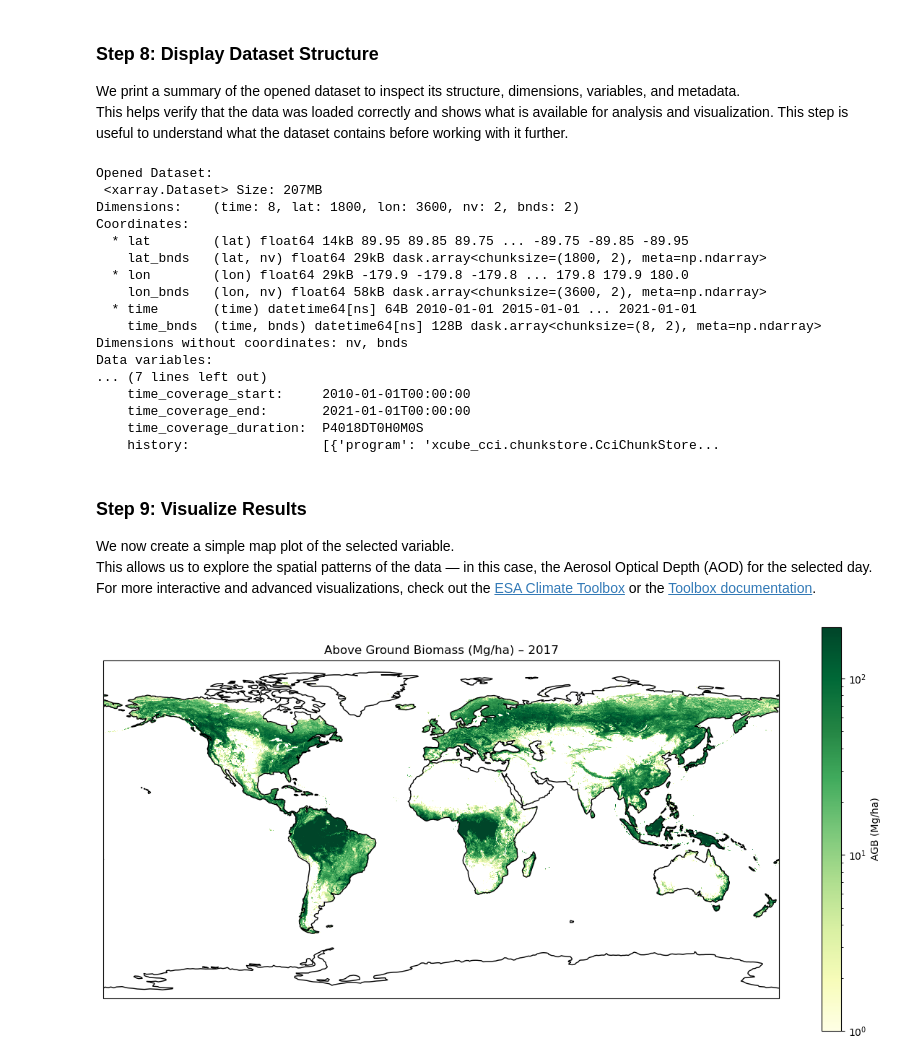
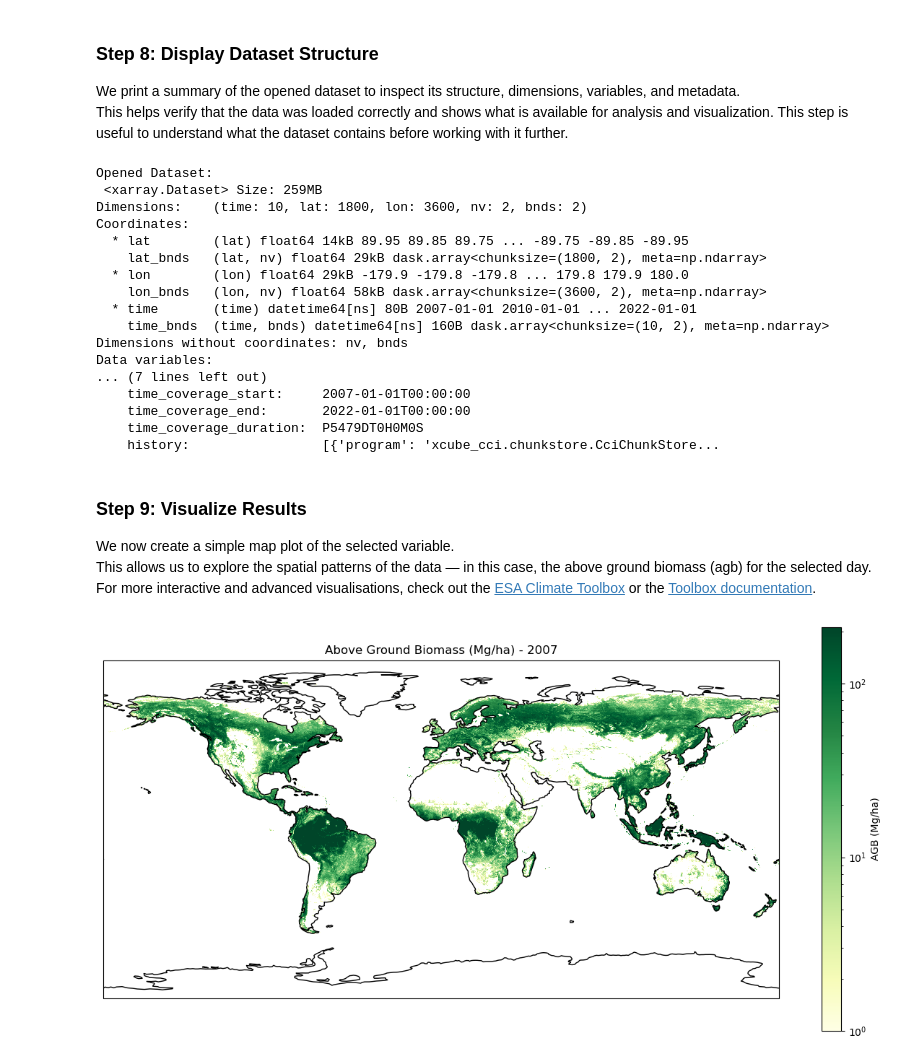
Before and after one commit to esa-cci/cci-notebooks, a Jupyter notebook: notebooks/Biomass_CCI.ipynb, the cells around one changed output. Cells and saved outputs as stored; diff of their text form; code cells hidden in the pictures.

Commit message:
Updated to latest biomass dataset, corrected typos

```diff
--- a/notebooks/Biomass_CCI.ipynb
+++ b/notebooks/Biomass_CCI.ipynb
@@ -49,5 +50,5 @@ For other ESA CCI projects (e.g., Land Cover, Soil Moisture, Sea Surface Tempera
 
 📘 A full list of dataset IDs can be retrieved from the store or found in the [ESA CCI Climate Toolbox documentation](https://esa-climate-toolbox.readthedocs.io/en/latest/quick_start.html#accessing-data).
 # %%
-data_id = 'esacci.BIOMASS.yr.L4.AGB.multi-sensor.multi-platform.MERGED.5-0.10000m'
+data_id = 'esacci.BIOMASS.yr.L4.AGB.multi-sensor.multi-platform.MERGED.6-0.10000m'
 # %% [markdown]
@@ -115,54 +116,55 @@ This step is useful to understand what the dataset contains before working with
 print("\nOpened Dataset:\n", biomass_ds)
 # %% [output]
 Opened Dataset:
- <xarray.Dataset> Size: 207MB
-Dimensions:    (time: 8, lat: 1800, lon: 3600, nv: 2, bnds: 2)
+ <xarray.Dataset> Size: 259MB
+Dimensions:    (time: 10, lat: 1800, lon: 3600, nv: 2, bnds: 2)
 Coordinates:
   * lat        (lat) float64 14kB 89.95 89.85 89.75 ... -89.75 -89.85 -89.95
     lat_bnds   (lat, nv) float64 29kB dask.array<chunksize=(1800, 2), meta=np.ndarray>
   * lon        (lon) float64 29kB -179.9 -179.8 -179.8 ... 179.8 179.9 180.0
     lon_bnds   (lon, nv) float64 58kB dask.array<chunksize=(3600, 2), meta=np.ndarray>
-  * time       (time) datetime64[ns] 64B 2010-01-01 2015-01-01 ... 2021-01-01
-    time_bnds  (time, bnds) datetime64[ns] 128B dask.array<chunksize=(8, 2), meta=np.ndarray>
+  * time       (time) datetime64[ns] 80B 2007-01-01 2010-01-01 ... 2022-01-01
+    time_bnds  (time, bnds) datetime64[ns] 160B dask.array<chunksize=(10, 2), meta=np.ndarray>
 Dimensions without coordinates: nv, bnds
 Data variables:
 ... (7 lines left out)
-    time_coverage_start:     2010-01-01T00:00:00
-    time_coverage_end:       2021-01-01T00:00:00
-    time_coverage_duration:  P4018DT0H0M0S
+    time_coverage_start:     2007-01-01T00:00:00
+    time_coverage_end:       2022-01-01T00:00:00
+    time_coverage_duration:  P5479DT0H0M0S
     history:                 [{'program': 'xcube_cci.chunkstore.CciChunkStore...
 # %% [markdown]
 ### Step 9: Visualize Results
 
 We now create a simple map plot of the selected variable.
-This allows us to explore the spatial patterns of the data — in this case, the Aerosol Optical Depth (AOD) for the selected day.
-For more interactive and advanced visualizations, check out the [ESA Climate Toolbox](https://climate.esa.int/en/data/toolbox/) or the [Toolbox documentation](https://esa-climate-toolbox.readthedocs.io/en/latest/quick_start.html#jupyter-notebooks).
+This allows us to explore the spatial patterns of the data — in this case, the above ground biomass (agb) for the selected day.
+For more interactive and advanced visualisations, check out the [ESA Climate Toolbox](https://climate.esa.int/en/data/toolbox/) or the [Toolbox documentation](https://esa-climate-toolbox.readthedocs.io/en/latest/quick_start.html#jupyter-notebooks).
 # %%
 import matplotlib.pyplot as plt
 import cartopy.crs as ccrs
 import numpy as np
 
 # Load and extract the data
 biomass = biomass_ds["agb"].isel(time=0).load()
 lat = biomass_ds["lat"]
 lon = biomass_ds["lon"]
+time_str = biomass_ds['time'].isel(time=0).dt.strftime('%Y').item()
 
 # Plot
 fig = plt.figure(figsize=(12, 6))
 ax = plt.axes(projection=ccrs.PlateCarree())
 
 # Use logarithmic scaling for better contrast, clip zero and nan
 masked_biomass = np.ma.masked_where(biomass <= 0, biomass)
 mesh = ax.pcolormesh(
     lon, lat, masked_biomass,
     cmap="YlGn", shading="auto",
     norm=plt.matplotlib.colors.LogNorm(vmin=1, vmax=np.nanpercentile(biomass, 99))
 )
 
 ax.coastlines()
-plt.title("Above Ground Biomass (Mg/ha) – 2017")
+plt.title("Above Ground Biomass (Mg/ha) - "+ time_str)
 plt.colorbar(mesh, ax=ax, label="AGB (Mg/ha)")
 plt.tight_layout()
 plt.show()
 # %% [output]
-[figure, old version]
+[figure, new version]
```
Also changed, not shown: parts of 3 cells of this notebook.
